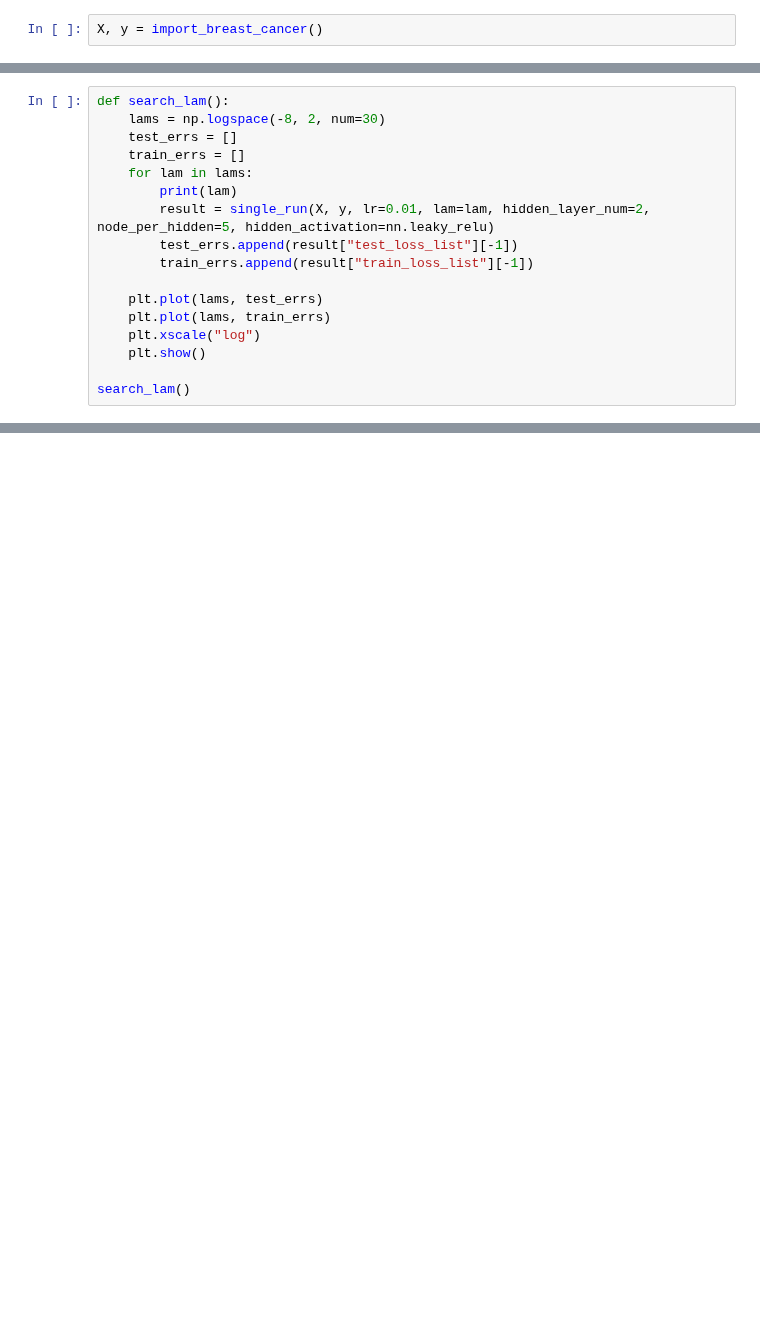
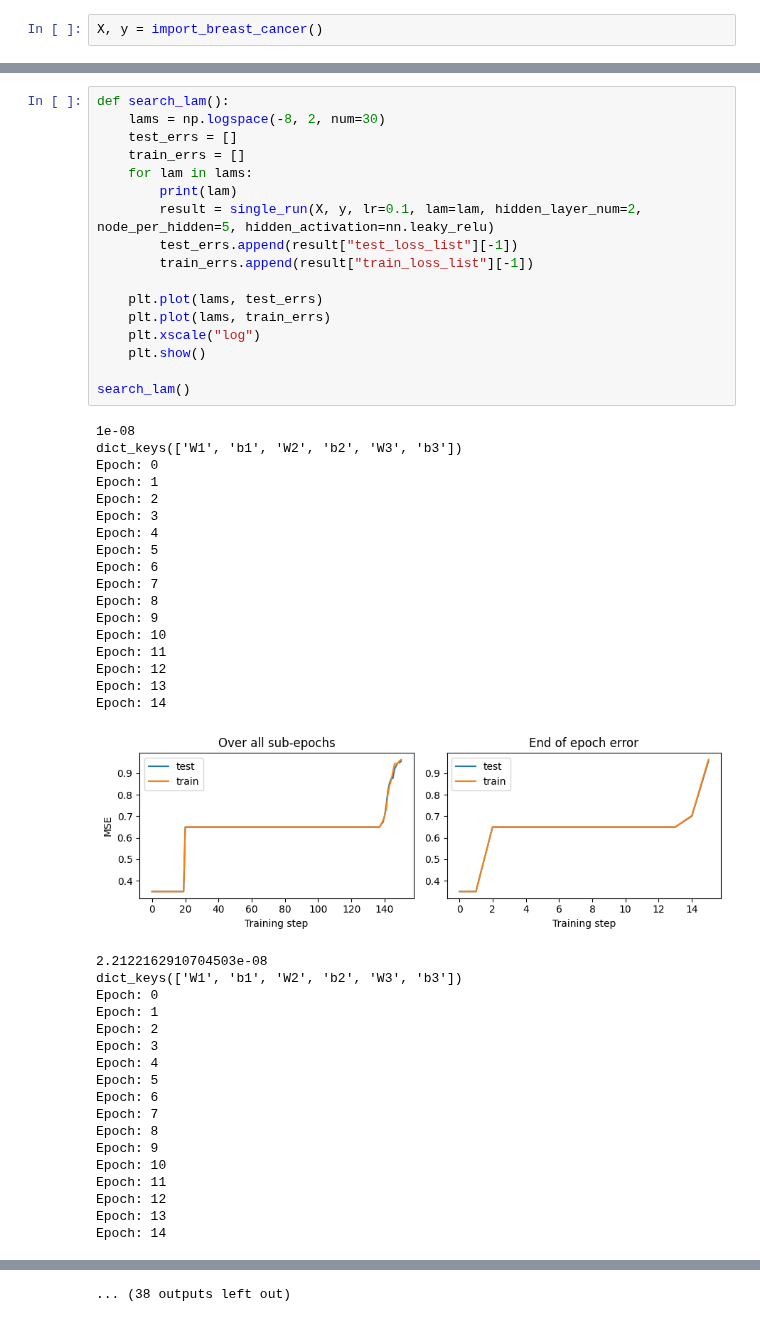
Before and after one commit to Trond01/Project2_FYS-STK4155, a Jupyter notebook: Runs/classification_experiment_d.ipynb, the cells around one changed output, grey strips where cells are left out. Saved outputs shown, nothing was run; the diff lists cells and outputs as text; blank space fills up the shorter version.

```diff
--- a/Runs/classification_experiment_d.ipynb
+++ b/Runs/classification_experiment_d.ipynb
@@ -59,17 +79,53 @@ print("Log run")
 # %%
 def search_lam():
     lams = np.logspace(-8, 2, num=30)
     test_errs = []
     train_errs = []
     for lam in lams:
         print(lam)
-        result = single_run(X, y, lr=0.01, lam=lam, hidden_layer_num=2, node_per_hidden=5, hidden_activation=nn.leaky_relu)
+        result = single_run(X, y, lr=0.1, lam=lam, hidden_layer_num=2, node_per_hidden=5, hidden_activation=nn.leaky_relu)
         test_errs.append(result["test_loss_list"][-1])
         train_errs.append(result["train_loss_list"][-1])
 
     plt.plot(lams, test_errs)
     plt.plot(lams, train_errs)
     plt.xscale("log")
     plt.show()
 
 search_lam()
+# %% [output]
+1e-08
+dict_keys(['W1', 'b1', 'W2', 'b2', 'W3', 'b3'])
+Epoch: 0
+Epoch: 1
+Epoch: 2
+Epoch: 3
+Epoch: 4
+Epoch: 5
+Epoch: 6
+Epoch: 7
+Epoch: 8
+Epoch: 9
+Epoch: 10
+Epoch: 11
+Epoch: 12
+Epoch: 13
+Epoch: 14
+[figure, added]
+2.2122162910704503e-08
+dict_keys(['W1', 'b1', 'W2', 'b2', 'W3', 'b3'])
+Epoch: 0
+Epoch: 1
+Epoch: 2
+Epoch: 3
+Epoch: 4
+Epoch: 5
+Epoch: 6
+Epoch: 7
+Epoch: 8
+Epoch: 9
+Epoch: 10
+Epoch: 11
+Epoch: 12
+Epoch: 13
+Epoch: 14
@@ -75,0 +205 @@ search_lam()
+... (38 outputs left out)
```
Also changed, not shown: parts of 3 cells of this notebook, 3 other files.
